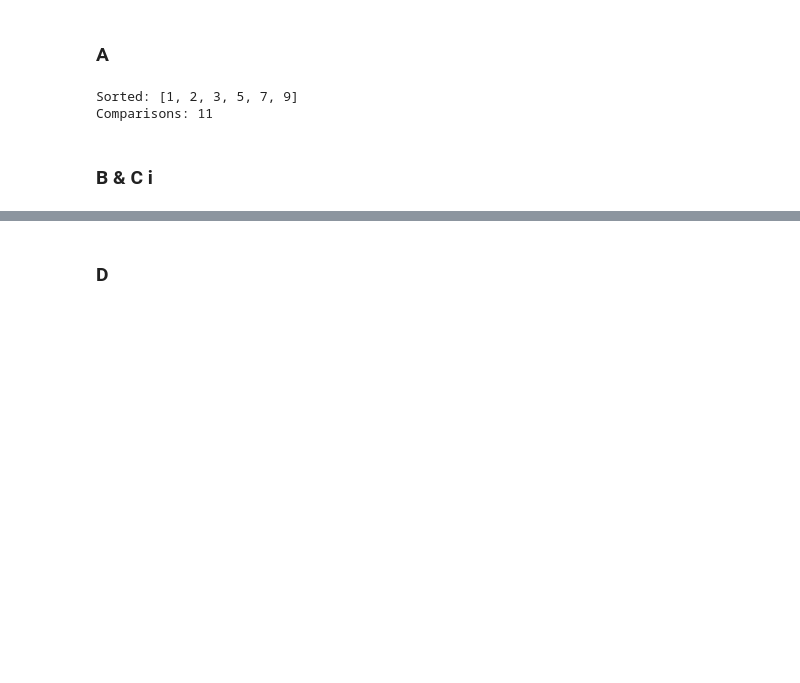
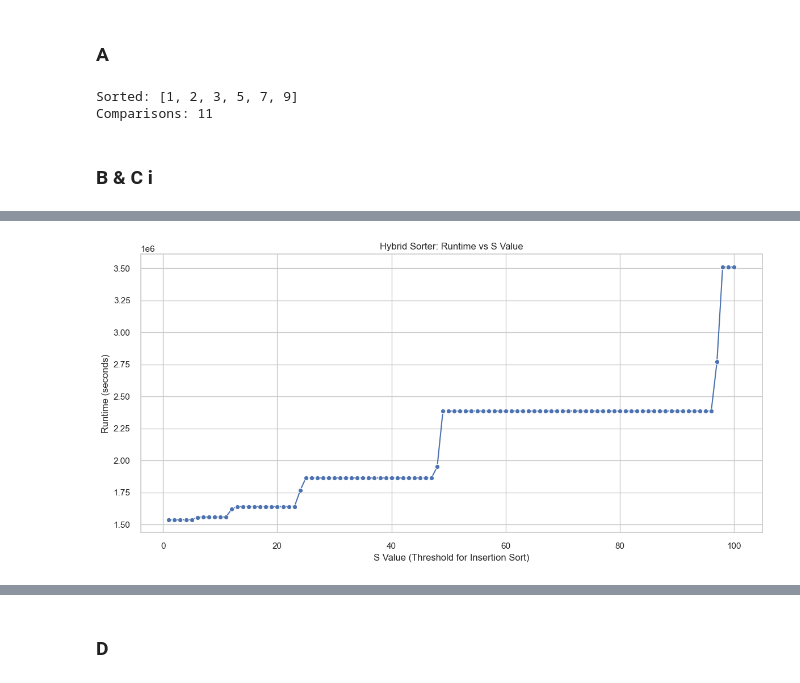
Before and after one commit to M00dler/SC2001_Lab_Team_5, a Jupyter notebook: Lab 1/Lab 1.ipynb, the cells around one changed output, grey strips where cells are left out. Saved outputs shown, nothing was run; the diff lists cells and outputs as text; code cells hidden in the pictures; blank space fills up the shorter version.

```diff
--- a/Lab 1/Lab 1.ipynb
+++ b/Lab 1/Lab 1.ipynb
@@ -157,8 +169,7 @@ import seaborn as sns
 import matplotlib.pyplot as plt
 import time
 
-# --- Your hybrid sorter functions ---
-# (Assuming insert_sort, merge_sort, and merge are already defined)
+np.random.seed(42)
 
 # --- Generate a fixed random array ---
 array_size = 100_000
@@ -169,19 +180,9 @@ results = []
 for S in range(1, 101):
     arr_copy = base_array.copy()
     start_time = time.time()
-    merge_sort(arr_copy, S, comp_cnt=0)
+    _, comparisons = merge_sort(arr_copy, S, comp_cnt=0)  # unpack comparisons
     end_time = time.time()
     runtime = end_time - start_time
-    results.append({'S Value': S, 'Runtime (s)': runtime})
+    results.append({'S Value': S, 'Runtime (s)': runtime, 'Comparisons': comparisons})
 
 df = pd.DataFrame(results)
-
-# --- Plot the results ---
-sns.set(style="whitegrid")
-plt.figure(figsize=(12, 6))
-sns.lineplot(data=df, x='S Value', y='Runtime (s)', marker='o')
-plt.title('Hybrid Sorter: Runtime vs S Value')
-plt.xlabel('S Value (Threshold for Insertion Sort)')
-plt.ylabel('Runtime (seconds)')
-plt.tight_layout()
-plt.show()
@@ -189,0 +205,12 @@ plt.show()
+# %%
+# --- Plot the results ---
+sns.set_theme(style="whitegrid")
+plt.figure(figsize=(12, 6))
+sns.lineplot(data=df, x='S Value', y='Comparisons', marker='o')
+plt.title('Hybrid Sorter: Runtime vs S Value')
+plt.xlabel('S Value (Threshold for Insertion Sort)')
+plt.ylabel('Runtime (seconds)')
+plt.tight_layout()
+plt.show()
+# %% [output]
+[figure, added]
```
Also changed, not shown: parts of 16 cells of this notebook.
